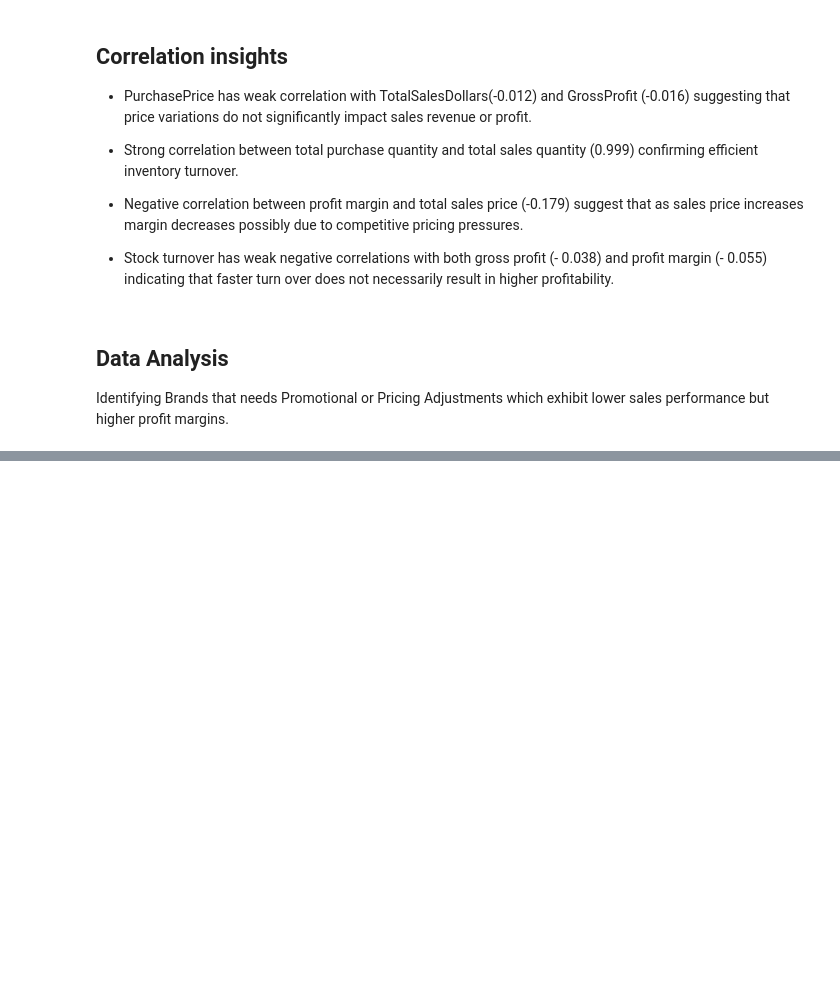
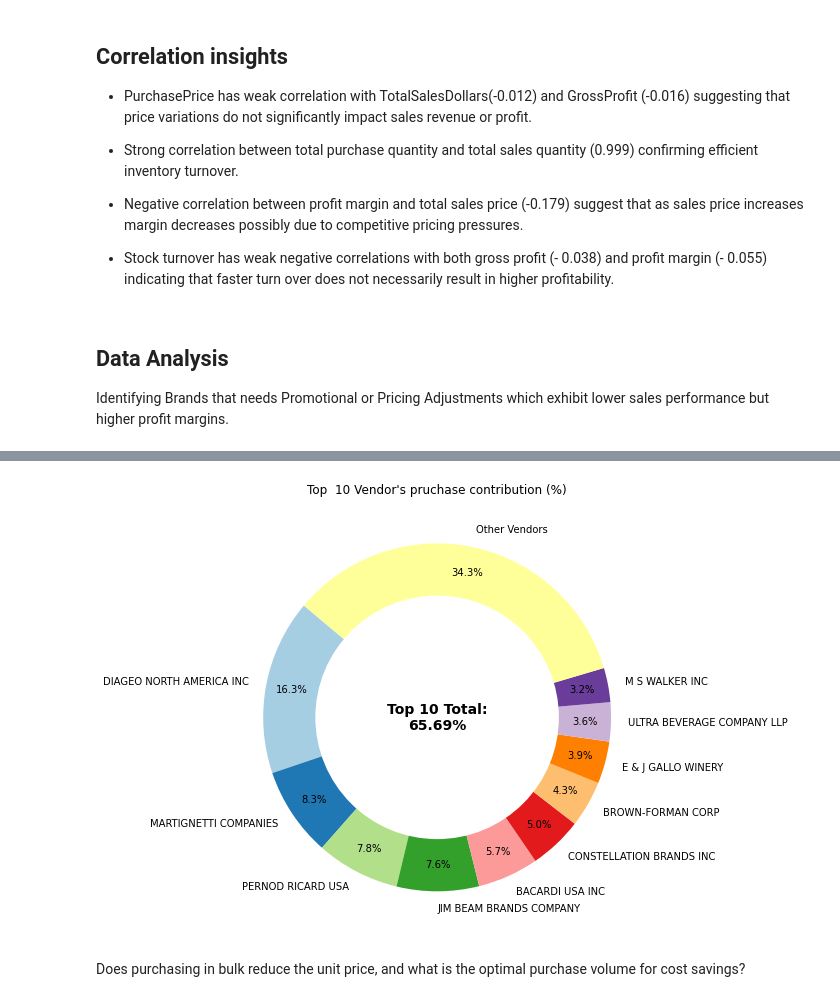
Before and after one commit to Priya-Kumari-Chourasia/Vendor_Performance_Analysis, a Jupyter notebook: Vendor_Performance_analysis.ipynb, the cells around one changed output, grey strips where cells are left out. Drawn from its saved outputs; the diff is of its cells as text; code cells hidden in the pictures; blank space fills up the shorter version.

```diff
--- a/Vendor_Performance_analysis.ipynb
+++ b/Vendor_Performance_analysis.ipynb
@@ -171,0 +405,27 @@ high_margin_threshold = brand_performance['ProfitMargin'].quantile(0.85)
+# %%
+vendors = list(top_vendors['VendorName'].values)
+purchase_contributions = list(top_vendors['PurchaseContribution%'].values)
+total_contribution = sum(purchase_contributions)
+remaining_contribution =100-total_contribution
+
+#Append 'other vendors' category
+vendors.append("Other Vendors")
+purchase_contributions.append(remaining_contribution)
+
+#donut chart
+fig, ax = plt.subplots(figsize=(8,8))
+wedges, texts, autotexts = ax.pie(purchase_contributions, labels=vendors, autopct='%1.1f%%',
+                                  startangle=140, pctdistance=0.85, colors=plt.cm.Paired.colors)
+
+#Draw a white circle in the centre to create a donut effect
+centre_circle = plt.Circle((0,0), 0.70, fc='white')
+fig.gca().add_artist(centre_circle)
+
+#Add total contribution annotation in the centre
+plt.text(0, 0, f"Top 10 Total:\n{total_contribution:.2f}%", fontsize=14, fontweight='bold', ha='center', va='center')
+plt.title("Top  10 Vendor's pruchase contribution (%)")
+plt.show()
+# %% [output]
+[figure, added]
+# %% [markdown]
+Does purchasing in bulk reduce the unit price, and what is the optimal purchase volume for cost savings?
```
Also changed, not shown: parts of 39 cells of this notebook.
